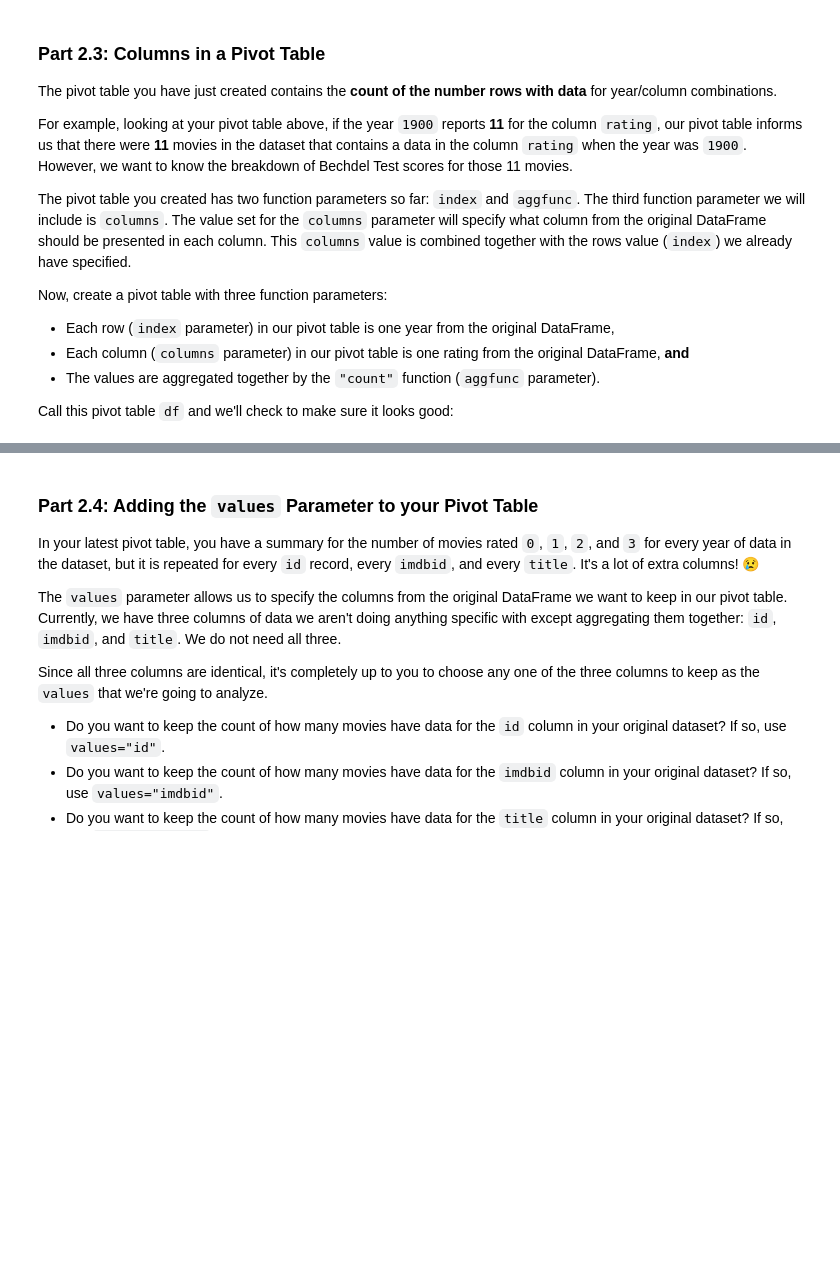
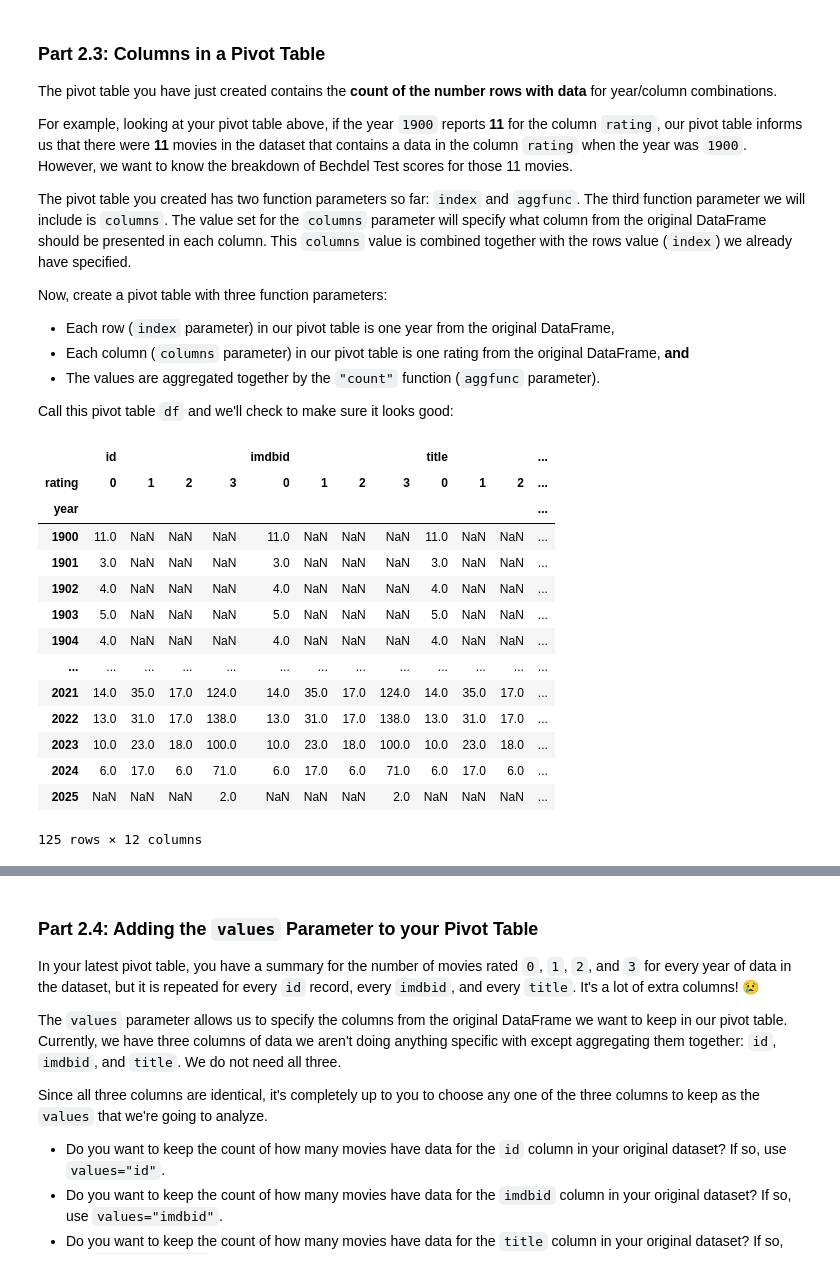
Before and after one commit to srivanik8/beginner_projects, a Jupyter notebook: microproject-05-bechdel-test/microproject-05-bechdel-test.ipynb, the cells around one changed output, grey strips where cells are left out. Saved outputs shown, nothing was run; the diff lists cells and outputs as text; code cells hidden in the pictures; blank space fills up the shorter version.

```diff
--- a/microproject-05-bechdel-test/microproject-05-bechdel-test.ipynb
+++ b/microproject-05-bechdel-test/microproject-05-bechdel-test.ipynb
@@ -176,3 +229,22 @@ df
+# %%
+df = df_clean.pivot_table(index='year', columns='rating', aggfunc='count')
+df
+# %% [output]
+|  | id |  |  |  | imdbid |  |  |  | title |  |  | ... |
+| rating | 0 | 1 | 2 | 3 | 0 | 1 | 2 | 3 | 0 | 1 | 2 | ... |
+| year |  |  |  |  |  |  |  |  |  |  |  | ... |
+| 1900 | 11.0 | NaN | NaN | NaN | 11.0 | NaN | NaN | NaN | 11.0 | NaN | NaN | ... |
+| 1901 | 3.0 | NaN | NaN | NaN | 3.0 | NaN | NaN | NaN | 3.0 | NaN | NaN | ... |
+| 1902 | 4.0 | NaN | NaN | NaN | 4.0 | NaN | NaN | NaN | 4.0 | NaN | NaN | ... |
+| 1903 | 5.0 | NaN | NaN | NaN | 5.0 | NaN | NaN | NaN | 5.0 | NaN | NaN | ... |
+| 1904 | 4.0 | NaN | NaN | NaN | 4.0 | NaN | NaN | NaN | 4.0 | NaN | NaN | ... |
+| ... | ... | ... | ... | ... | ... | ... | ... | ... | ... | ... | ... | ... |
+| 2021 | 14.0 | 35.0 | 17.0 | 124.0 | 14.0 | 35.0 | 17.0 | 124.0 | 14.0 | 35.0 | 17.0 | ... |
+| 2022 | 13.0 | 31.0 | 17.0 | 138.0 | 13.0 | 31.0 | 17.0 | 138.0 | 13.0 | 31.0 | 17.0 | ... |
+| 2023 | 10.0 | 23.0 | 18.0 | 100.0 | 10.0 | 23.0 | 18.0 | 100.0 | 10.0 | 23.0 | 18.0 | ... |
+| 2024 | 6.0 | 17.0 | 6.0 | 71.0 | 6.0 | 17.0 | 6.0 | 71.0 | 6.0 | 17.0 | 6.0 | ... |
+| 2025 | NaN | NaN | NaN | 2.0 | NaN | NaN | NaN | 2.0 | NaN | NaN | NaN | ... |
+125 rows × 12 columns
 # %%
 ### TEST CASE for Part 2.3: Columns in a Pivot Table
 tada = "\N{PARTY POPPER}"
```
Also changed, not shown: parts of 27 cells of this notebook.
